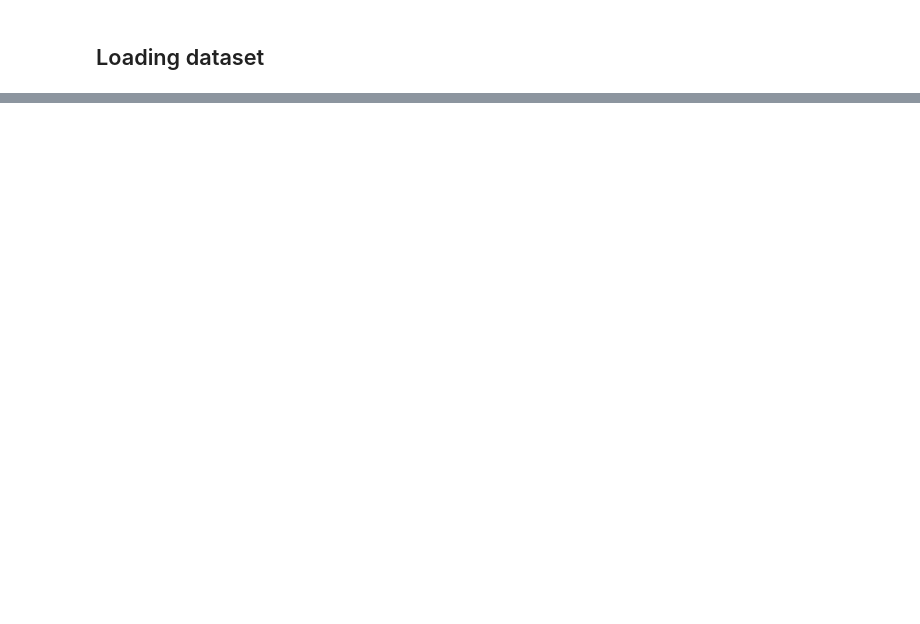
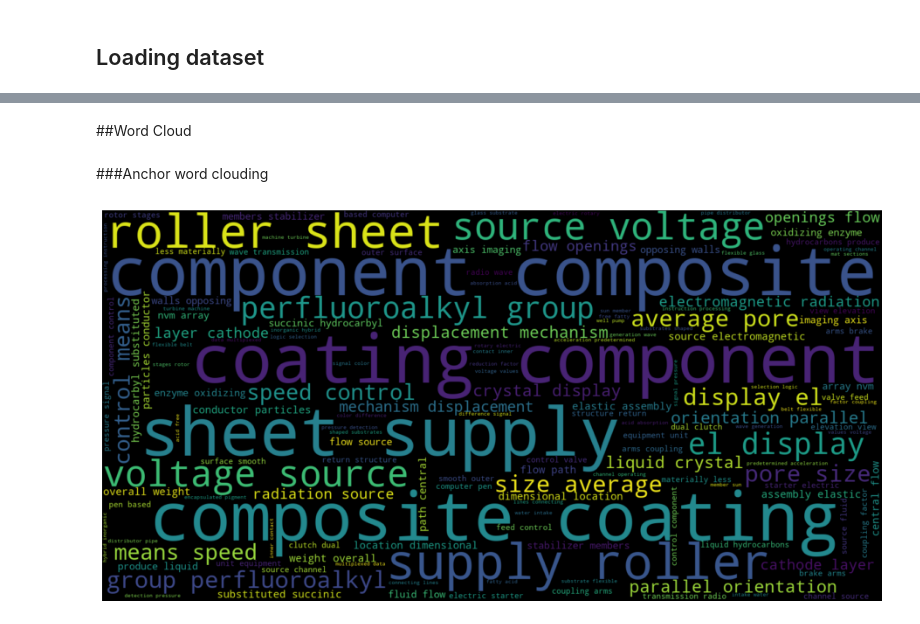
Before and after one commit to rahiakela/kaggle-competition-projects, a Jupyter notebook: us-patent-phrase-competition/01_us_patent_phrase_eda.ipynb, the cells around one changed output, grey strips where cells are left out. Cells and saved outputs as stored; diff of their text form; code cells hidden in the pictures; blank space fills up the shorter version.

```diff
--- a/us-patent-phrase-competition/01_us_patent_phrase_eda.ipynb
+++ b/us-patent-phrase-competition/01_us_patent_phrase_eda.ipynb
@@ -217,0 +148,5 @@ And now we've created our submission file, which can be submitted to the competi
+# %%
+train["target_wordlen"] = train["target"].apply(lambda x: len(x.split()))
+train["target_charlen"] = train["target"].apply(lambda x: len(x))
+
+train.head()
@@ -217,0 +221,25 @@ And now we've created our submission file, which can be submitted to the competi
+# %% [markdown]
+##Word Cloud
+# %% [markdown]
+###Anchor word clouding
+# %%
+anchor_text = ' '.join(train['anchor'])
+
+plt.subplots(figsize=(16,16))
+wc = WordCloud(
+    stopwords=STOPWORDS,
+    background_color="black",
+    contour_width=2,
+    contour_color='yellow',
+    width=1500,
+    height=750,
+    max_font_size=256,
+    max_words=150,
+    random_state=1
+)
+wc.generate(anchor_text)
+plt.imshow(wc, interpolation="bilinear")
+plt.axis('off')
+plt.show()
+# %% [output]
+[figure, added]
```
Also changed, not shown: parts of 73 cells of this notebook.
